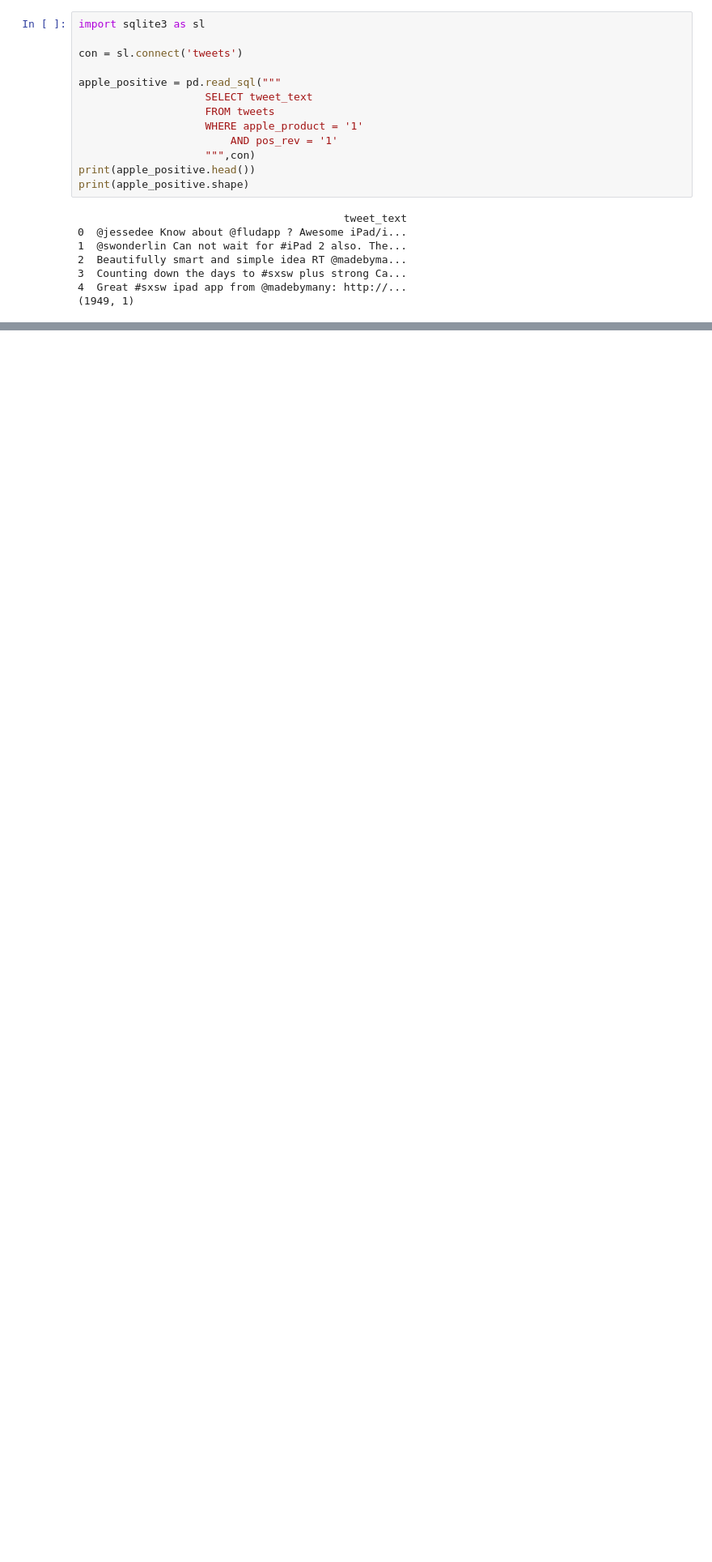
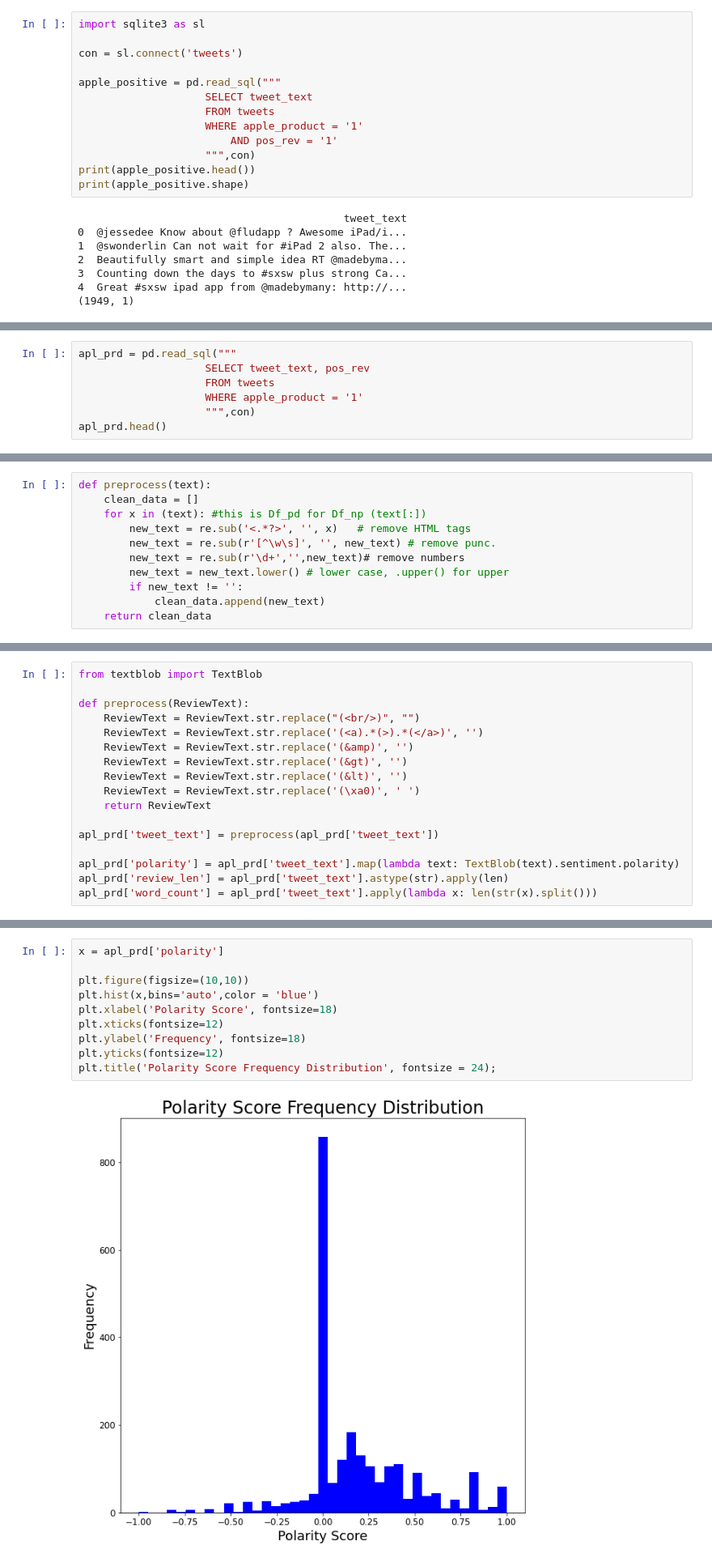
Before and after one commit to aspotter99/NLP---Twitter-Sentiment, a Jupyter notebook: notebooks/asp_notebooks/more_word_clouds.ipynb, the cells around one changed output, grey strips where cells are left out. Shown: that part at 81% size. Saved outputs shown, nothing was run; the diff lists cells and outputs as text; blank space fills up the shorter version.

```diff
--- a/notebooks/asp_notebooks/more_word_clouds.ipynb
+++ b/notebooks/asp_notebooks/more_word_clouds.ipynb
@@ -42,0 +46,7 @@ print(apple_positive.shape)
+# %%
+apl_prd = pd.read_sql("""
+                    SELECT tweet_text, pos_rev
+                    FROM tweets
+                    WHERE apple_product = '1'
+                    """,con)
+apl_prd.head()
@@ -42,0 +67,11 @@ print(apple_positive.shape)
+# %%
+def preprocess(text):
+    clean_data = []
+    for x in (text): #this is Df_pd for Df_np (text[:])
+        new_text = re.sub('<.*?>', '', x)   # remove HTML tags
+        new_text = re.sub(r'[^\w\s]', '', new_text) # remove punc.
+        new_text = re.sub(r'\d+','',new_text)# remove numbers
+        new_text = new_text.lower() # lower case, .upper() for upper
+        if new_text != '':
+            clean_data.append(new_text)
+    return clean_data
@@ -42,0 +187,17 @@ print(apple_positive.shape)
+# %%
+from textblob import TextBlob
+
+def preprocess(ReviewText):
+    ReviewText = ReviewText.str.replace("(<br/>)", "")
+    ReviewText = ReviewText.str.replace('(<a).*(>).*(</a>)', '')
+    ReviewText = ReviewText.str.replace('(&amp)', '')
+    ReviewText = ReviewText.str.replace('(&gt)', '')
+    ReviewText = ReviewText.str.replace('(&lt)', '')
+    ReviewText = ReviewText.str.replace('(\xa0)', ' ')
+    return ReviewText
+
+apl_prd['tweet_text'] = preprocess(apl_prd['tweet_text'])
+
+apl_prd['polarity'] = apl_prd['tweet_text'].map(lambda text: TextBlob(text).sentiment.polarity)
+apl_prd['review_len'] = apl_prd['tweet_text'].astype(str).apply(len)
+apl_prd['word_count'] = apl_prd['tweet_text'].apply(lambda x: len(str(x).split()))
@@ -42,0 +243,12 @@ print(apple_positive.shape)
+# %%
+x = apl_prd['polarity']
+
+plt.figure(figsize=(10,10))
+plt.hist(x,bins='auto',color = 'blue')
+plt.xlabel('Polarity Score', fontsize=18)
+plt.xticks(fontsize=12)
+plt.ylabel('Frequency', fontsize=18)
+plt.yticks(fontsize=12)
+plt.title('Polarity Score Frequency Distribution', fontsize = 24);
+# %% [output]
+[figure, added]
```
Also changed, not shown: parts of 23 cells of this notebook, 3 other files.
